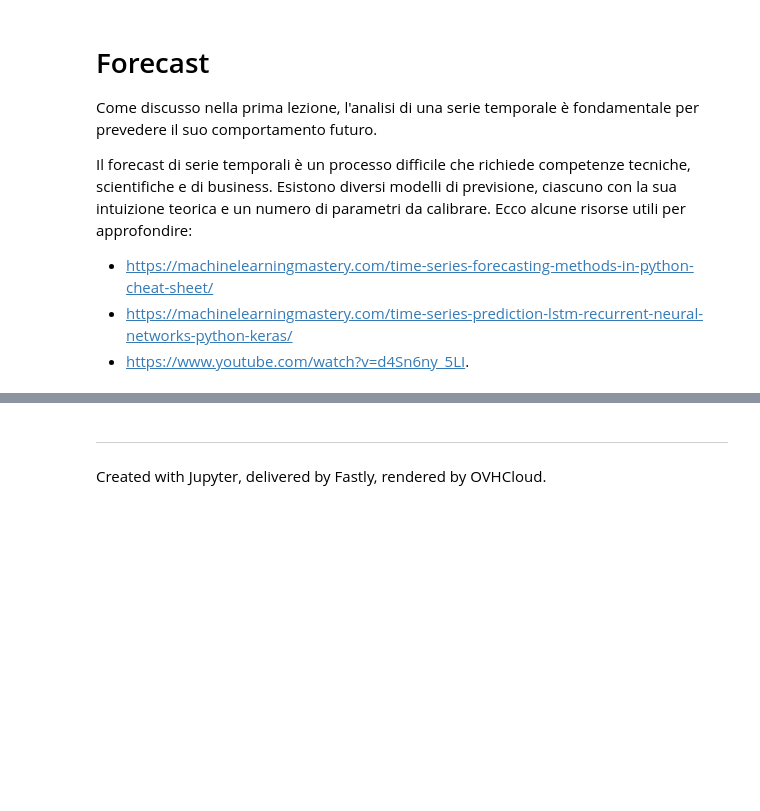
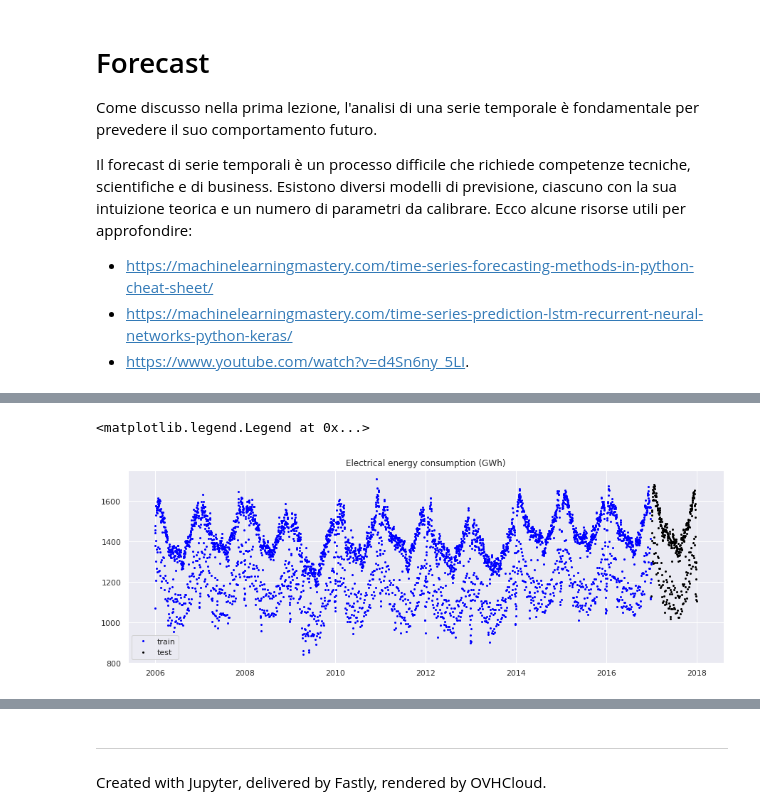
Before and after one commit to fbagattini/Lezioni, a Jupyter notebook: Analisi e Forecast di Serie Temporali con Python - Parte II.ipynb, the cells around one changed output, grey strips where cells are left out. Drawn from its saved outputs; the diff is of its cells as text; code cells hidden in the pictures; blank space fills up the shorter version.

```diff
--- a/Analisi e Forecast di Serie Temporali con Python - Parte II.ipynb
+++ b/Analisi e Forecast di Serie Temporali con Python - Parte II.ipynb
@@ -629,0 +658,6 @@ Vediamo alcuni esempi di utilizzo.
+# %%
+df = pd.read_csv('../data/OPSD_Germany_consumption.csv',
+                 parse_dates=True,
+                 index_col='Date')
+
+df.head()
@@ -629,0 +672,3 @@ Vediamo alcuni esempi di utilizzo.
+# %%
+df_train = df['2006':'2016']
+df_test = df['2017']
@@ -629,0 +709,22 @@ Vediamo alcuni esempi di utilizzo.
+# %%
+plt.figure(figsize=(15, 5))
+
+plt.plot(df_train,
+         marker='.',
+         markersize=4,
+         linestyle='',
+         label='train',
+         color='blue')
+
+plt.plot(df_test,
+         marker='.',
+         markersize=4,
+         linestyle='',
+         label='test',
+         color='black')
+
+plt.title('Electrical energy consumption (GWh)')
+plt.legend()
+# %% [output]
+<matplotlib.legend.Legend at 0x...>
+[figure, added]
```
Also changed, not shown: parts of 28 cells of this notebook, 1 other file.
